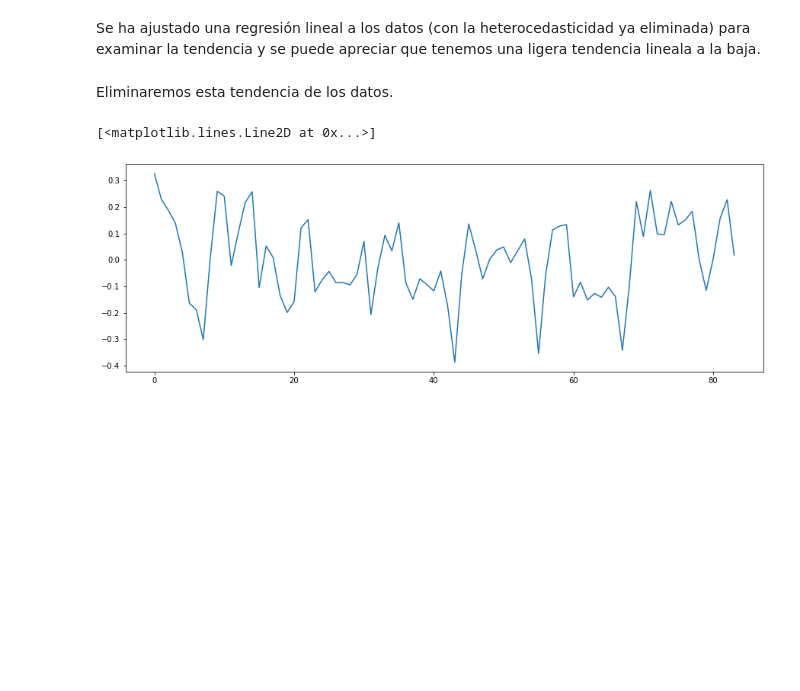
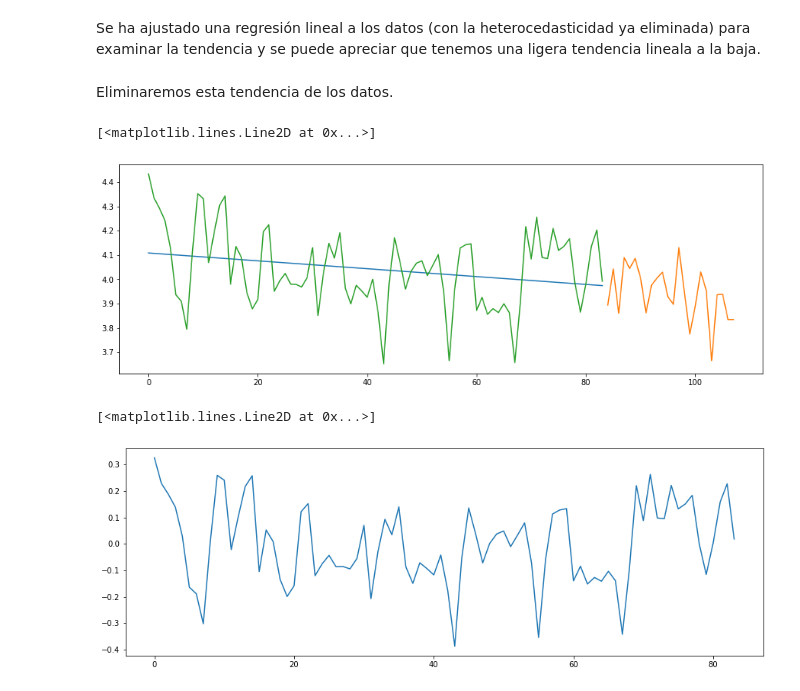
Before and after one commit to adions025/Time-Series, a Jupyter notebook: src/qair_time_serie.ipynb, the cells around one changed output. Drawn from its saved outputs; the diff is of its cells as text; code cells hidden in the pictures; blank space fills up the shorter version.

```diff
--- a/src/qair_time_serie.ipynb
+++ b/src/qair_time_serie.ipynb
@@ -189,6 +175,23 @@ Esta será la tendencia que asumimos que tienen los datos.
 Se ha ajustado una regresión lineal a los datos (con la heterocedasticidad ya eliminada) para examinar la tendencia y se puede apreciar que tenemos una ligera tendencia lineala a la baja.
 # %% [markdown]
 Eliminaremos esta tendencia de los datos.
+# %%
+train = train.fillna(train.mean())
+X = x_train
+X = np.reshape(X, (len(X), 1))
+y = train["log_ret"].tolist()
+
+model = LinearRegression()
+model.fit(X, y)
+trend = model.predict(X)
+
+fig, ax = plt.subplots(1, 1, figsize=(15, 5))
+ax.plot(x_train, trend)
+ax.plot(x_test, test)
+ax.plot(x_train, train)
+# %% [output]
+[<matplotlib.lines.Line2D at 0x...>]
+[figure, added]
 # %%
 detrended = [y[i]-trend[i] for i in range(0, len(train))]
 fig, ax = plt.subplots(1, 1, figsize=(15, 5))
```
Also changed, not shown: parts of 2 cells of this notebook, 1 other file.
